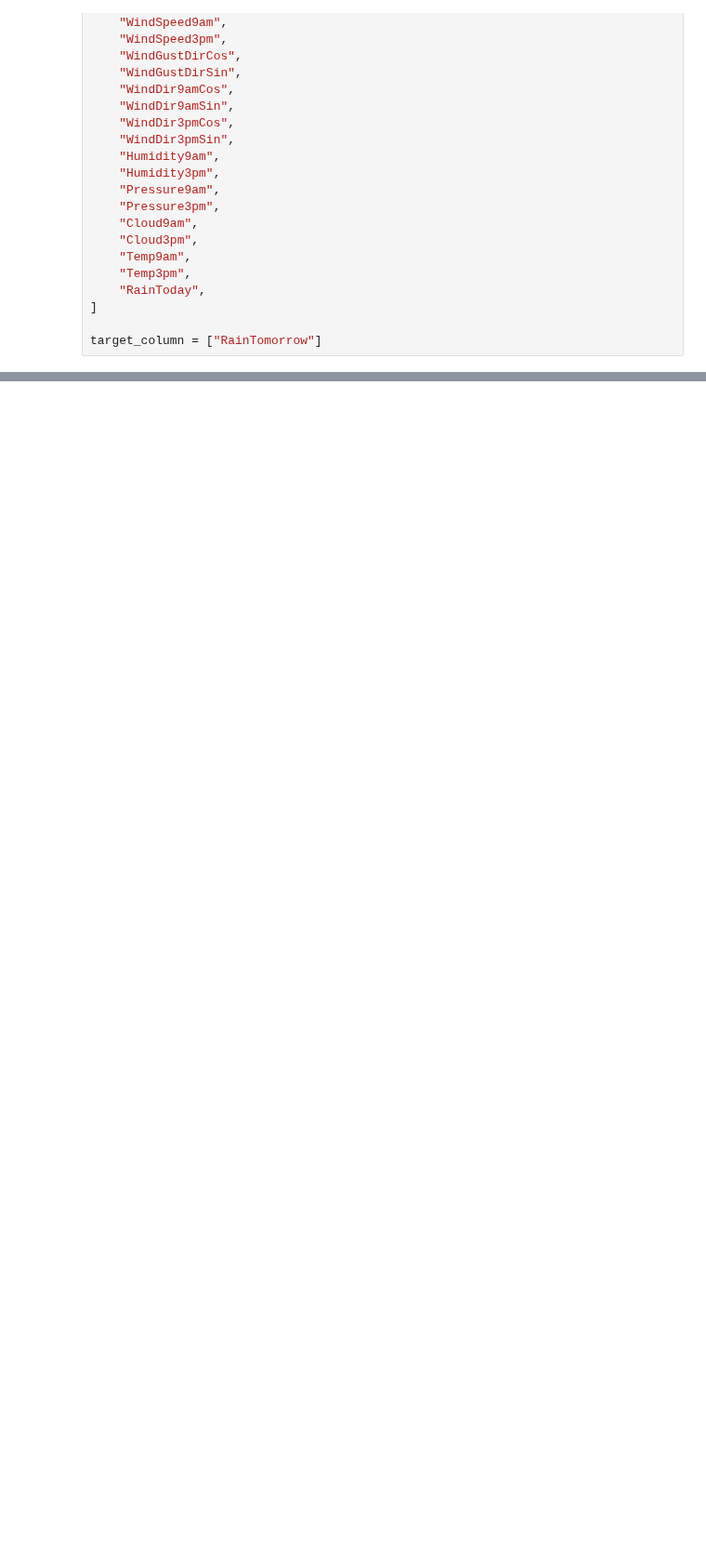
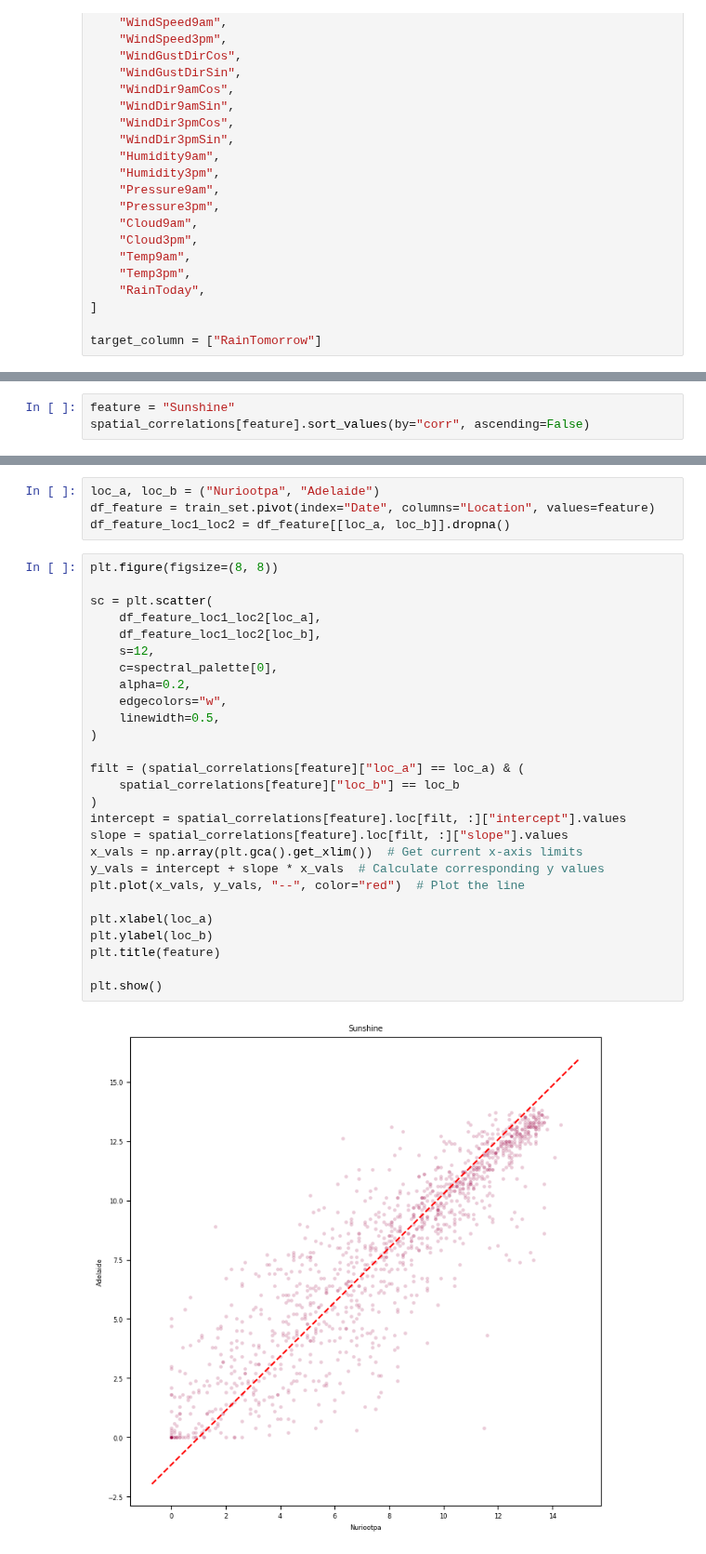
Before and after one commit to jcruz-ferreyra/aprMaqI_CEIA, a Jupyter notebook: TP/source/train_test_model.ipynb, the cells around one changed output, grey strips where cells are left out. Shown at 93% size. Saved outputs shown, nothing was run; the diff lists cells and outputs as text; blank space fills up the shorter version.

```diff
--- a/TP/source/train_test_model.ipynb
+++ b/TP/source/train_test_model.ipynb
@@ -393,0 +317,3 @@ Yo las puedo borrar de acá a esas observaciones. Lo importante es pensar que vo
+# %%
+feature = "Sunshine"
+spatial_correlations[feature].sort_values(by="corr", ascending=False)
@@ -393,0 +338,33 @@ Yo las puedo borrar de acá a esas observaciones. Lo importante es pensar que vo
+# %%
+loc_a, loc_b = ("Nuriootpa", "Adelaide")
+df_feature = train_set.pivot(index="Date", columns="Location", values=feature)
+df_feature_loc1_loc2 = df_feature[[loc_a, loc_b]].dropna()
+# %%
+plt.figure(figsize=(8, 8))
+
+sc = plt.scatter(
+    df_feature_loc1_loc2[loc_a],
+    df_feature_loc1_loc2[loc_b],
+    s=12,
+    c=spectral_palette[0],
+    alpha=0.2,
+    edgecolors="w",
+    linewidth=0.5,
+)
+
+filt = (spatial_correlations[feature]["loc_a"] == loc_a) & (
+    spatial_correlations[feature]["loc_b"] == loc_b
+)
+intercept = spatial_correlations[feature].loc[filt, :]["intercept"].values
+slope = spatial_correlations[feature].loc[filt, :]["slope"].values
+x_vals = np.array(plt.gca().get_xlim())  # Get current x-axis limits
+y_vals = intercept + slope * x_vals  # Calculate corresponding y values
+plt.plot(x_vals, y_vals, "--", color="red")  # Plot the line
+
+plt.xlabel(loc_a)
+plt.ylabel(loc_b)
+plt.title(feature)
+
+plt.show()
+# %% [output]
+[figure, added]
```
Also changed, not shown: parts of 27 cells of this notebook, 1 other file.
